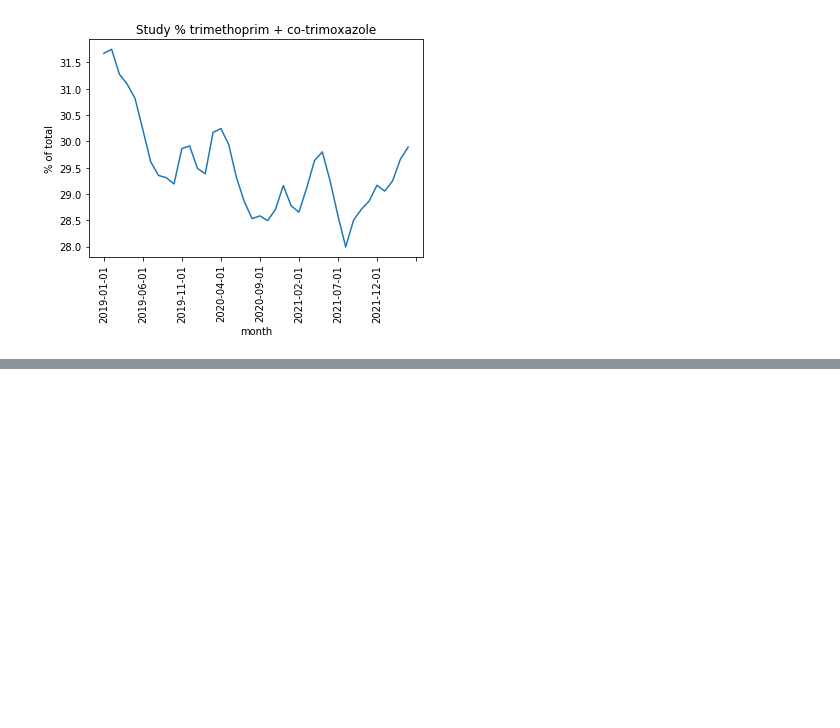
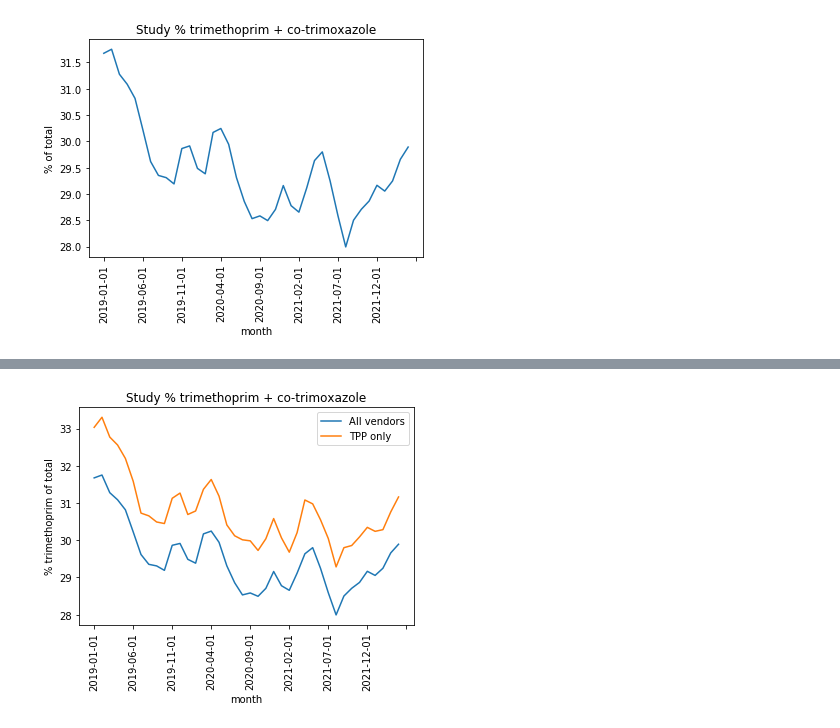
Before and after one commit to chrisjwood16/trim_nitro-notebook, a Jupyter notebook: notebooks/Trim_Nitro-notebook.ipynb, the cells around one changed output, grey strips where cells are left out. Cells and saved outputs as stored; diff of their text form; code cells hidden in the pictures; blank space fills up the shorter version.

```diff
--- a/notebooks/Trim_Nitro-notebook.ipynb
+++ b/notebooks/Trim_Nitro-notebook.ipynb
@@ -231,0 +513,8 @@ plt.ylabel('% of total');
+# %%
+COMPAREVENDORS_DF[['month','All vendor trim+cotrim %', 'TPP only trim+cotrim %']].plot(x='month')
+plt.legend(["All vendors", "TPP only"]);
+plt.title("Study % trimethoprim + co-trimoxazole");
+plt.xticks(rotation=90);
+plt.ylabel('% trimethoprim of total');
+# %% [output]
+[figure, added]
```
Also changed, not shown: parts of 25 cells of this notebook, 12 other files.
